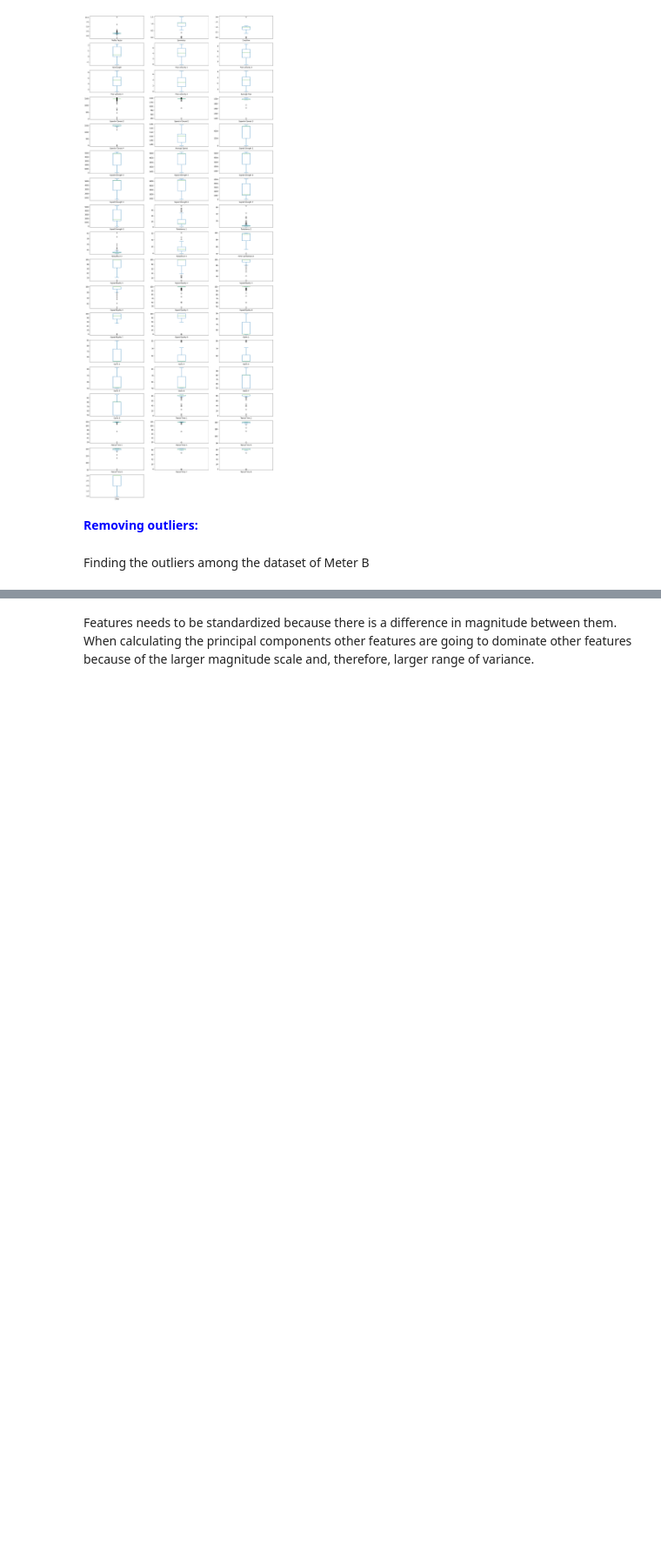
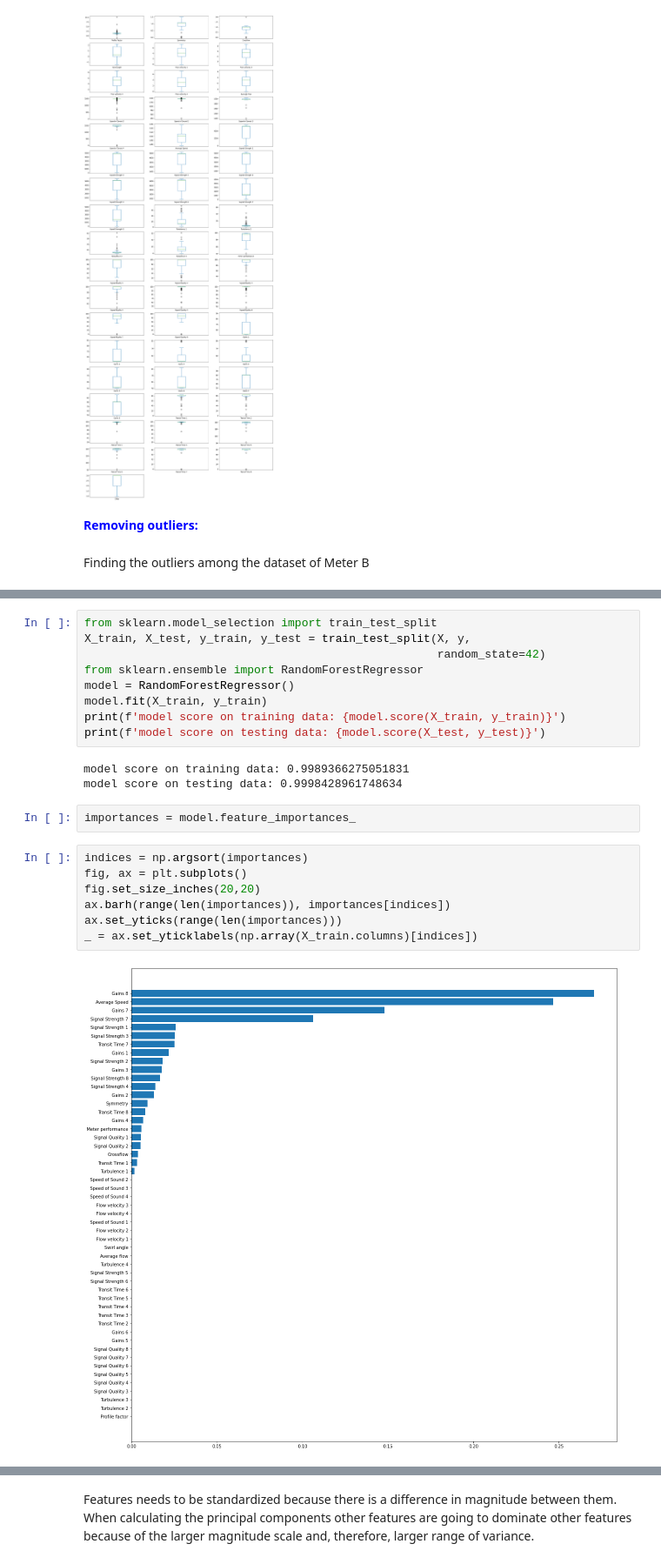
Before and after one commit to boon96/DataAnalytic, a Jupyter notebook: Solutions/testing_meter_b.ipynb, the cells around one changed output, grey strips where cells are left out. Shown at 87% size. Drawn from its saved outputs; the diff is of its cells as text; blank space fills up the shorter version.

```diff
--- a/Solutions/testing_meter_b.ipynb
+++ b/Solutions/testing_meter_b.ipynb
@@ -169,0 +122,23 @@ dataframe.corr()
+# %%
+from sklearn.model_selection import train_test_split
+X_train, X_test, y_train, y_test = train_test_split(X, y,
+                                                    random_state=42)
+from sklearn.ensemble import RandomForestRegressor
+model = RandomForestRegressor()
+model.fit(X_train, y_train)
+print(f'model score on training data: {model.score(X_train, y_train)}')
+print(f'model score on testing data: {model.score(X_test, y_test)}')
+# %% [output]
+model score on training data: 0.9989366275051831
+model score on testing data: 0.9998428961748634
+# %%
+importances = model.feature_importances_
+# %%
+indices = np.argsort(importances)
+fig, ax = plt.subplots()
+fig.set_size_inches(20,20)
+ax.barh(range(len(importances)), importances[indices])
+ax.set_yticks(range(len(importances)))
+_ = ax.set_yticklabels(np.array(X_train.columns)[indices])
+# %% [output]
+[figure, added]
```
Also changed, not shown: parts of 16 cells of this notebook, 4 other files.
